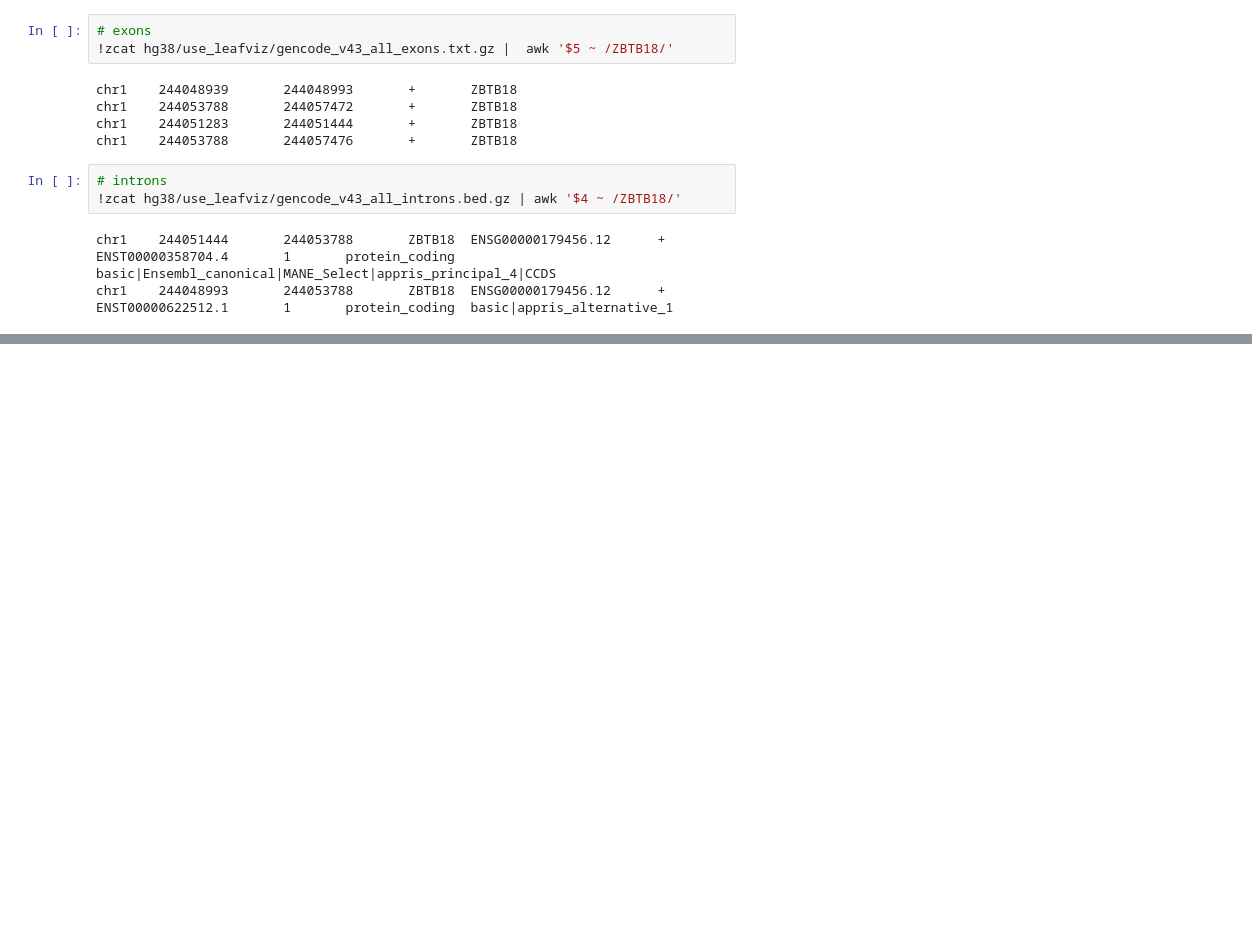
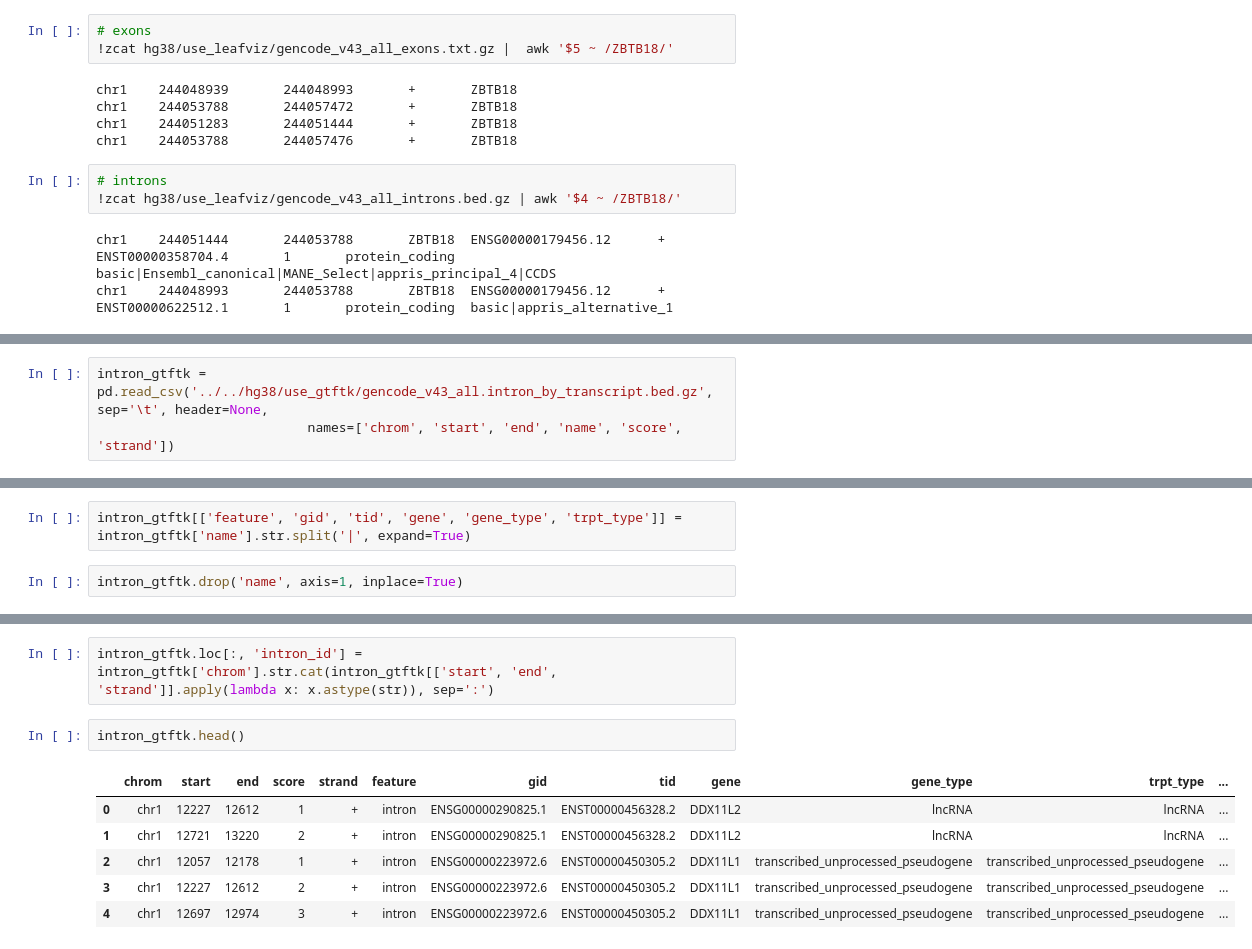
Before and after one commit to daiuc/annotations, a Jupyter notebook: workflow/scripts/compare_intron_extraction_methods.ipynb, the cells around one changed output, grey strips where cells are left out. Saved outputs shown, nothing was run; the diff lists cells and outputs as text; blank space fills up the shorter version.

```diff
--- a/workflow/scripts/compare_intron_extraction_methods.ipynb
+++ b/workflow/scripts/compare_intron_extraction_methods.ipynb
@@ -162,0 +179,3 @@ chr1    244048993       244053788       ZBTB18  ENSG00000179456.12      +
+# %%
+intron_gtftk = pd.read_csv('../../hg38/use_gtftk/gencode_v43_all.intron_by_transcript.bed.gz', sep='\t', header=None,
+                           names=['chrom', 'start', 'end', 'name', 'score', 'strand'])
@@ -162,0 +189,4 @@ chr1    244048993       244053788       ZBTB18  ENSG00000179456.12      +
+# %%
+intron_gtftk[['feature', 'gid', 'tid', 'gene', 'gene_type', 'trpt_type']] = intron_gtftk['name'].str.split('|', expand=True)
+# %%
+intron_gtftk.drop('name', axis=1, inplace=True)
@@ -162,0 +201,11 @@ chr1    244048993       244053788       ZBTB18  ENSG00000179456.12      +
+# %%
+intron_gtftk.loc[:, 'intron_id'] = intron_gtftk['chrom'].str.cat(intron_gtftk[['start', 'end', 'strand']].apply(lambda x: x.astype(str)), sep=':')
+# %%
+intron_gtftk.head()
+# %% [output]
+|  | chrom | start | end | score | strand | feature | gid | tid | gene | gene_type | trpt_type | ... |
+| 0 | chr1 | 12227 | 12612 | 1 | + | intron | ENSG00000290825.1 | ENST00000456328.2 | DDX11L2 | lncRNA | lncRNA | ... |
+| 1 | chr1 | 12721 | 13220 | 2 | + | intron | ENSG00000290825.1 | ENST00000456328.2 | DDX11L2 | lncRNA | lncRNA | ... |
+| 2 | chr1 | 12057 | 12178 | 1 | + | intron | ENSG00000223972.6 | ENST00000450305.2 | DDX11L1 | transcribed_unprocessed_pseudogene | transcribed_unprocessed_pseudogene | ... |
+| 3 | chr1 | 12227 | 12612 | 2 | + | intron | ENSG00000223972.6 | ENST00000450305.2 | DDX11L1 | transcribed_unprocessed_pseudogene | transcribed_unprocessed_pseudogene | ... |
+| 4 | chr1 | 12697 | 12974 | 3 | + | intron | ENSG00000223972.6 | ENST00000450305.2 | DDX11L1 | transcribed_unprocessed_pseudogene | transcribed_unprocessed_pseudogene | ... |
```
Also changed, not shown: parts of 9 cells of this notebook, 18 other files.
